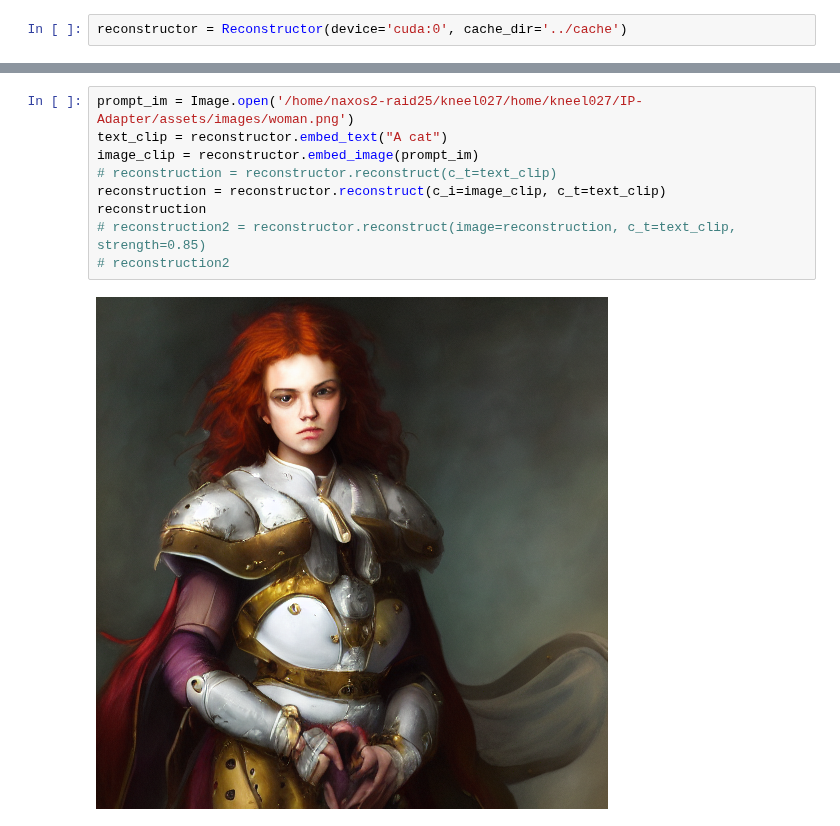
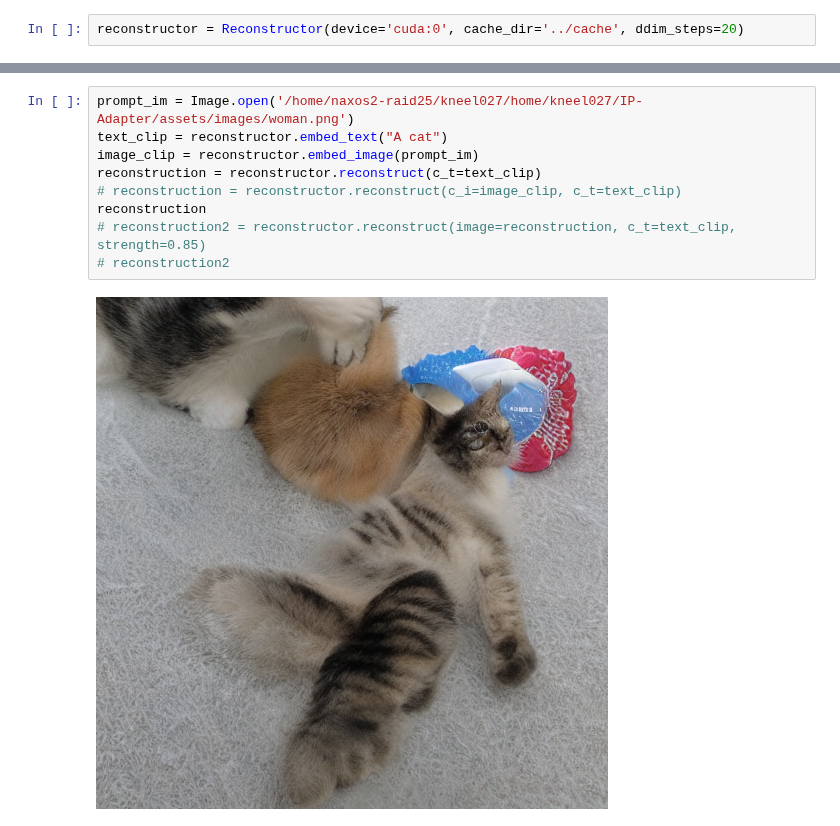
Before and after one commit to MedARC-AI/MindEye_Imagery, a Jupyter notebook: src/vd_testing.ipynb, the cells around one changed output, grey strips where cells are left out. Cells and saved outputs as stored; diff of their text form.

```diff
--- a/src/vd_testing.ipynb
+++ b/src/vd_testing.ipynb
@@ -9,5 +7,5 @@ The history saving thread hit an unexpected error (OperationalError('disk I/O er
 # %%
-reconstructor = Reconstructor(device='cuda:0', cache_dir='../cache')
+reconstructor = Reconstructor(device='cuda:0', cache_dir='../cache', ddim_steps=20)
 # %% [output]
 Reconstructor: Loading model... fp16:  True
 
@@ -38,11 +36,11 @@ Load vd_v2_0 with total 3746805485 parameters,205115.741 parameter sum.
 # %%
 prompt_im = Image.open('/home/naxos2-raid25/kneel027/home/kneel027/IP-Adapter/assets/images/woman.png')
 text_clip = reconstructor.embed_text("A cat")
 image_clip = reconstructor.embed_image(prompt_im)
-# reconstruction = reconstructor.reconstruct(c_t=text_clip)
-reconstruction = reconstructor.reconstruct(c_i=image_clip, c_t=text_clip)
+reconstruction = reconstructor.reconstruct(c_t=text_clip)
+# reconstruction = reconstructor.reconstruct(c_i=image_clip, c_t=text_clip)
 reconstruction
 # reconstruction2 = reconstructor.reconstruct(image=reconstruction, c_t=text_clip, strength=0.85)
 # reconstruction2
 # %% [output]
-[figure, old version]
+[figure, new version]
```
Also changed, not shown: parts of 2 cells of this notebook, 7 other files.
